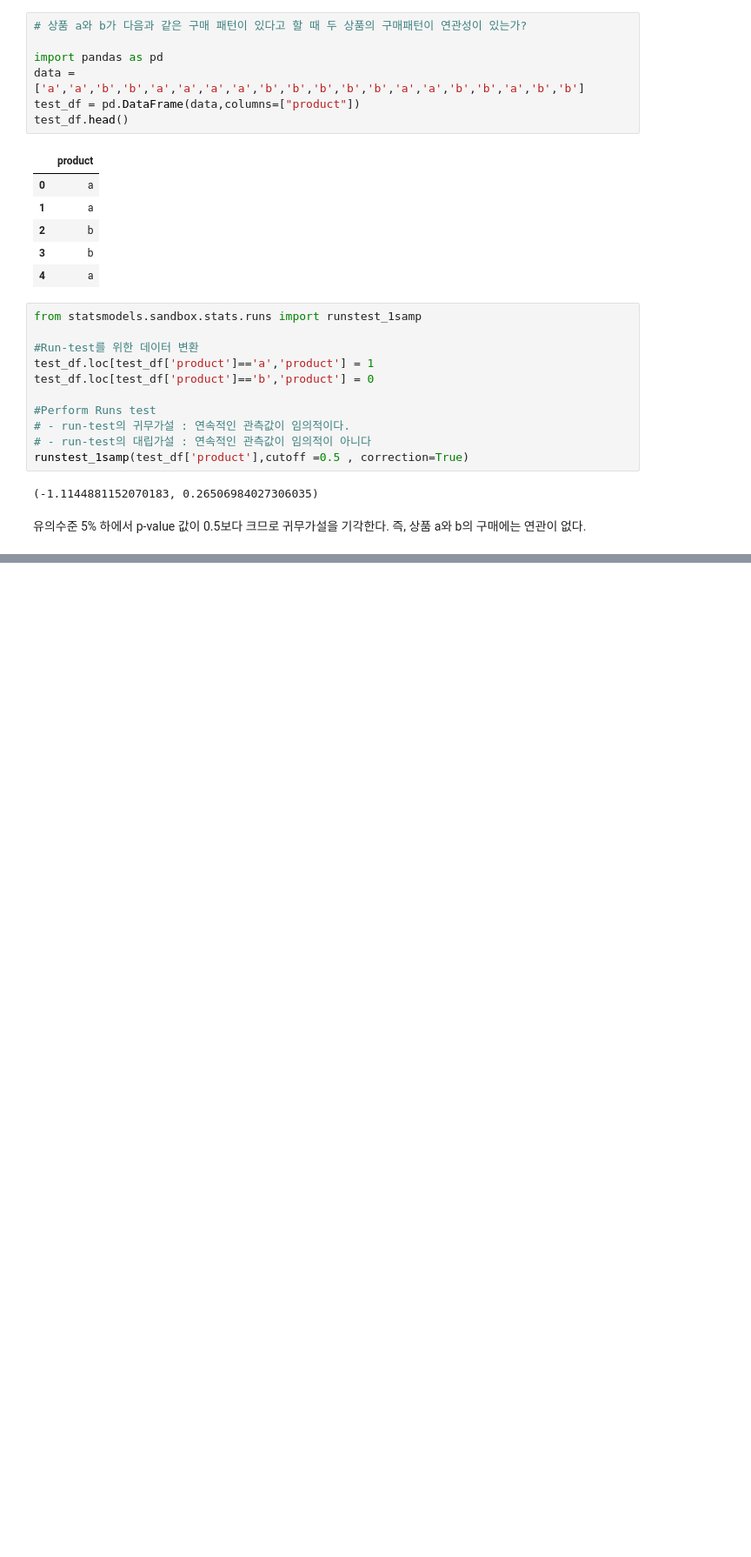
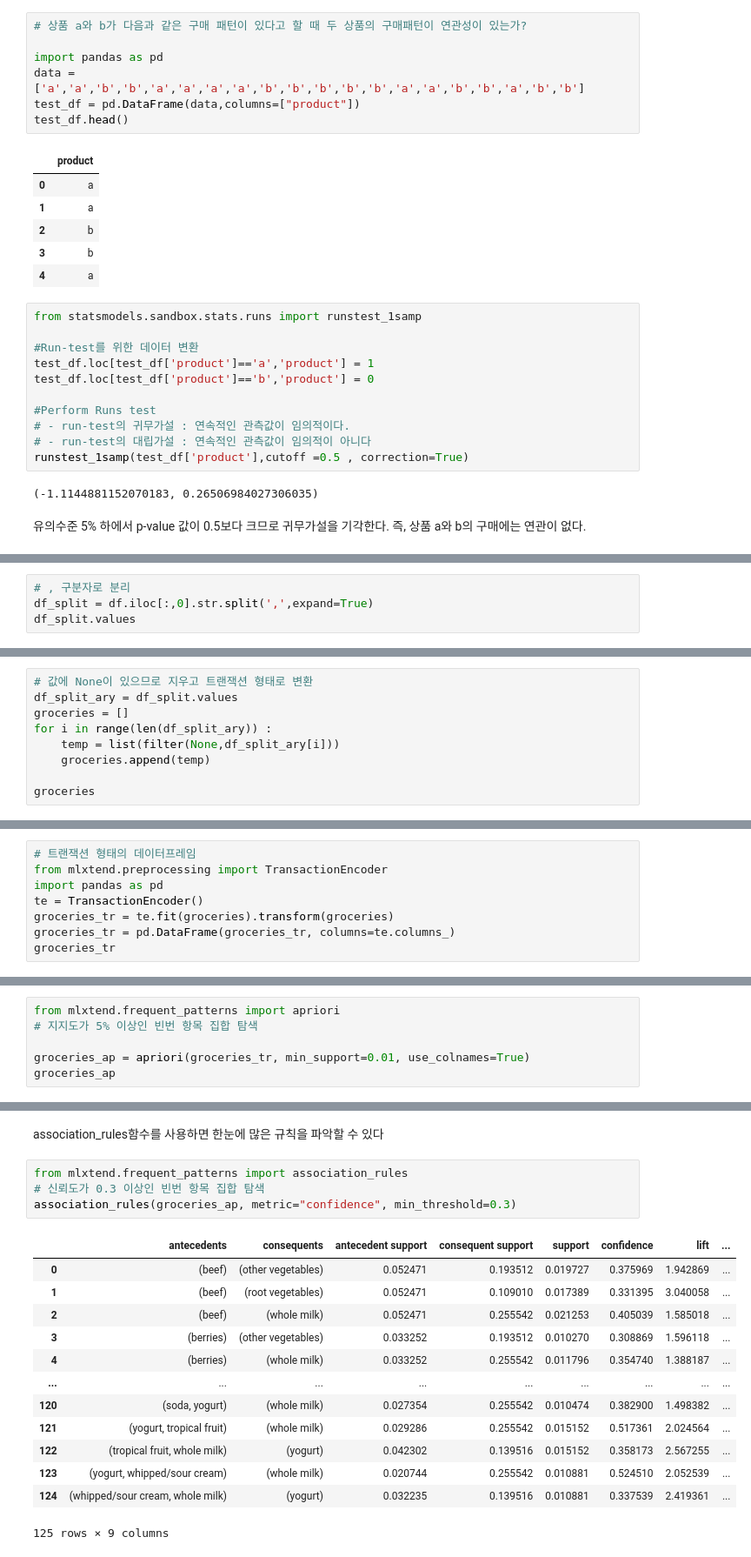
Before and after one commit to AhyunHeo/ADP, a Jupyter notebook: 7-6) Association Analysis.ipynb, the cells around one changed output, grey strips where cells are left out. Shown: that part at 87% size. Drawn from its saved outputs; the diff is of its cells as text; blank space fills up the shorter version.

```diff
--- a/7-6) Association Analysis.ipynb
+++ b/7-6) Association Analysis.ipynb
@@ -54,0 +139,4 @@ Apriori 알고리즘은 모든 품목지ㅏㅂ에 대한 지지도를 전부 계
+# %%
+# , 구분자로 분리
+df_split = df.iloc[:,0].str.split(',',expand=True)
+df_split.values
@@ -54,0 +154,9 @@ Apriori 알고리즘은 모든 품목지ㅏㅂ에 대한 지지도를 전부 계
+# %%
+# 값에 None이 있으므로 지우고 트랜잭션 형태로 변환
+df_split_ary = df_split.values
+groceries = []
+for i in range(len(df_split_ary)) :
+    temp = list(filter(None,df_split_ary[i]))
+    groceries.append(temp)
+
+groceries
@@ -54,0 +181,8 @@ Apriori 알고리즘은 모든 품목지ㅏㅂ에 대한 지지도를 전부 계
+# %%
+# 트랜잭션 형태의 데이터프레임
+from mlxtend.preprocessing import TransactionEncoder
+import pandas as pd
+te = TransactionEncoder()
+groceries_tr = te.fit(groceries).transform(groceries)
+groceries_tr = pd.DataFrame(groceries_tr, columns=te.columns_)
+groceries_tr
@@ -54,0 +205,6 @@ Apriori 알고리즘은 모든 품목지ㅏㅂ에 대한 지지도를 전부 계
+# %%
+from mlxtend.frequent_patterns import apriori
+# 지지도가 5% 이상인 빈번 항목 집합 탐색
+
+groceries_ap = apriori(groceries_tr, min_support=0.01, use_colnames=True)
+groceries_ap
@@ -54,0 +225,20 @@ Apriori 알고리즘은 모든 품목지ㅏㅂ에 대한 지지도를 전부 계
+# %% [markdown]
+association_rules함수를 사용하면 한눈에 많은 규칙을 파악할 수 있다
+# %%
+from mlxtend.frequent_patterns import association_rules
+# 신뢰도가 0.3 이상인 빈번 항목 집합 탐색
+association_rules(groceries_ap, metric="confidence", min_threshold=0.3)
+# %% [output]
+|  | antecedents | consequents | antecedent support | consequent support | support | confidence | lift | ... |
+| 0 | (beef) | (other vegetables) | 0.052471 | 0.193512 | 0.019727 | 0.375969 | 1.942869 | ... |
+| 1 | (beef) | (root vegetables) | 0.052471 | 0.109010 | 0.017389 | 0.331395 | 3.040058 | ... |
+| 2 | (beef) | (whole milk) | 0.052471 | 0.255542 | 0.021253 | 0.405039 | 1.585018 | ... |
+| 3 | (berries) | (other vegetables) | 0.033252 | 0.193512 | 0.010270 | 0.308869 | 1.596118 | ... |
+| 4 | (berries) | (whole milk) | 0.033252 | 0.255542 | 0.011796 | 0.354740 | 1.388187 | ... |
+| ... | ... | ... | ... | ... | ... | ... | ... | ... |
+| 120 | (soda, yogurt) | (whole milk) | 0.027354 | 0.255542 | 0.010474 | 0.382900 | 1.498382 | ... |
+| 121 | (yogurt, tropical fruit) | (whole milk) | 0.029286 | 0.255542 | 0.015152 | 0.517361 | 2.024564 | ... |
+| 122 | (tropical fruit, whole milk) | (yogurt) | 0.042302 | 0.139516 | 0.015152 | 0.358173 | 2.567255 | ... |
+| 123 | (yogurt, whipped/sour cream) | (whole milk) | 0.020744 | 0.255542 | 0.010881 | 0.524510 | 2.052539 | ... |
+| 124 | (whipped/sour cream, whole milk) | (yogurt) | 0.032235 | 0.139516 | 0.010881 | 0.337539 | 2.419361 | ... |
+125 rows × 9 columns
```
Also changed, not shown: parts of 14 cells of this notebook, 1 other file.
